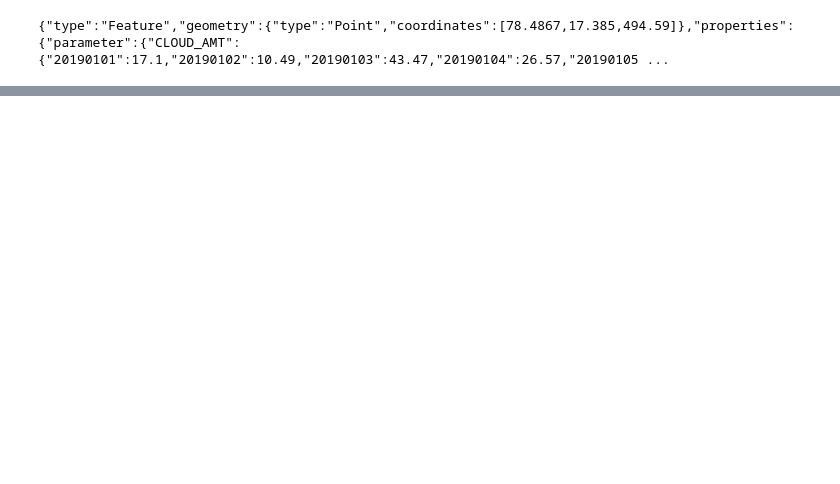
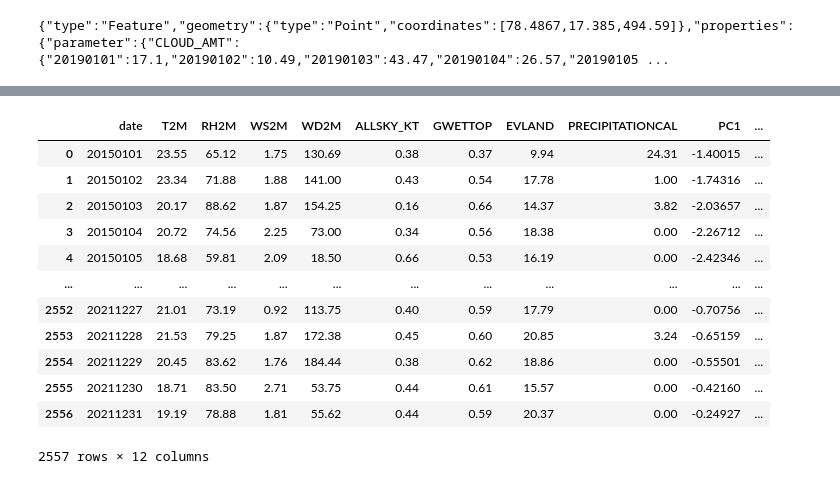
Before and after one commit to iamneo-production/76f71a5e-7025-46f4-aa25-4f15fefeced6, a Jupyter notebook: HeatWavePrecition.ipynb, the cells around one changed output, grey strips where cells are left out. Cells and saved outputs as stored; diff of their text form; code cells hidden in the pictures; blank space fills up the shorter version.

```diff
--- a/HeatWavePrecition.ipynb
+++ b/HeatWavePrecition.ipynb
@@ -53,2 +28,0 @@ json_data['properties']['parameter']
-# %%
-df = pd.DataFrame(json_data['properties']['parameter'])
@@ -74,0 +97,16 @@ df[50:100]
+# %%
+df = df.merge(parse_MJO_data("data\world_data\MJO_data.txt"), on='date', how='left')
+# %% [output]
+|  | date | T2M | RH2M | WS2M | WD2M | ALLSKY_KT | GWETTOP | EVLAND | PRECIPITATIONCAL | PC1 | ... |
+| 0 | 20150101 | 23.55 | 65.12 | 1.75 | 130.69 | 0.38 | 0.37 | 9.94 | 24.31 | -1.40015 | ... |
+| 1 | 20150102 | 23.34 | 71.88 | 1.88 | 141.00 | 0.43 | 0.54 | 17.78 | 1.00 | -1.74316 | ... |
+| 2 | 20150103 | 20.17 | 88.62 | 1.87 | 154.25 | 0.16 | 0.66 | 14.37 | 3.82 | -2.03657 | ... |
+| 3 | 20150104 | 20.72 | 74.56 | 2.25 | 73.00 | 0.34 | 0.56 | 18.38 | 0.00 | -2.26712 | ... |
+| 4 | 20150105 | 18.68 | 59.81 | 2.09 | 18.50 | 0.66 | 0.53 | 16.19 | 0.00 | -2.42346 | ... |
+| ... | ... | ... | ... | ... | ... | ... | ... | ... | ... | ... | ... |
+| 2552 | 20211227 | 21.01 | 73.19 | 0.92 | 113.75 | 0.40 | 0.59 | 17.79 | 0.00 | -0.70756 | ... |
+| 2553 | 20211228 | 21.53 | 79.25 | 1.87 | 172.38 | 0.45 | 0.60 | 20.85 | 3.24 | -0.65159 | ... |
+| 2554 | 20211229 | 20.45 | 83.62 | 1.76 | 184.44 | 0.38 | 0.62 | 18.86 | 0.00 | -0.55501 | ... |
+| 2555 | 20211230 | 18.71 | 83.50 | 2.71 | 53.75 | 0.44 | 0.61 | 15.57 | 0.00 | -0.42160 | ... |
+| 2556 | 20211231 | 19.19 | 78.88 | 1.81 | 55.62 | 0.44 | 0.59 | 20.37 | 0.00 | -0.24927 | ... |
+2557 rows × 12 columns
```
Also changed, not shown: parts of 8 cells of this notebook, 9 other files.
